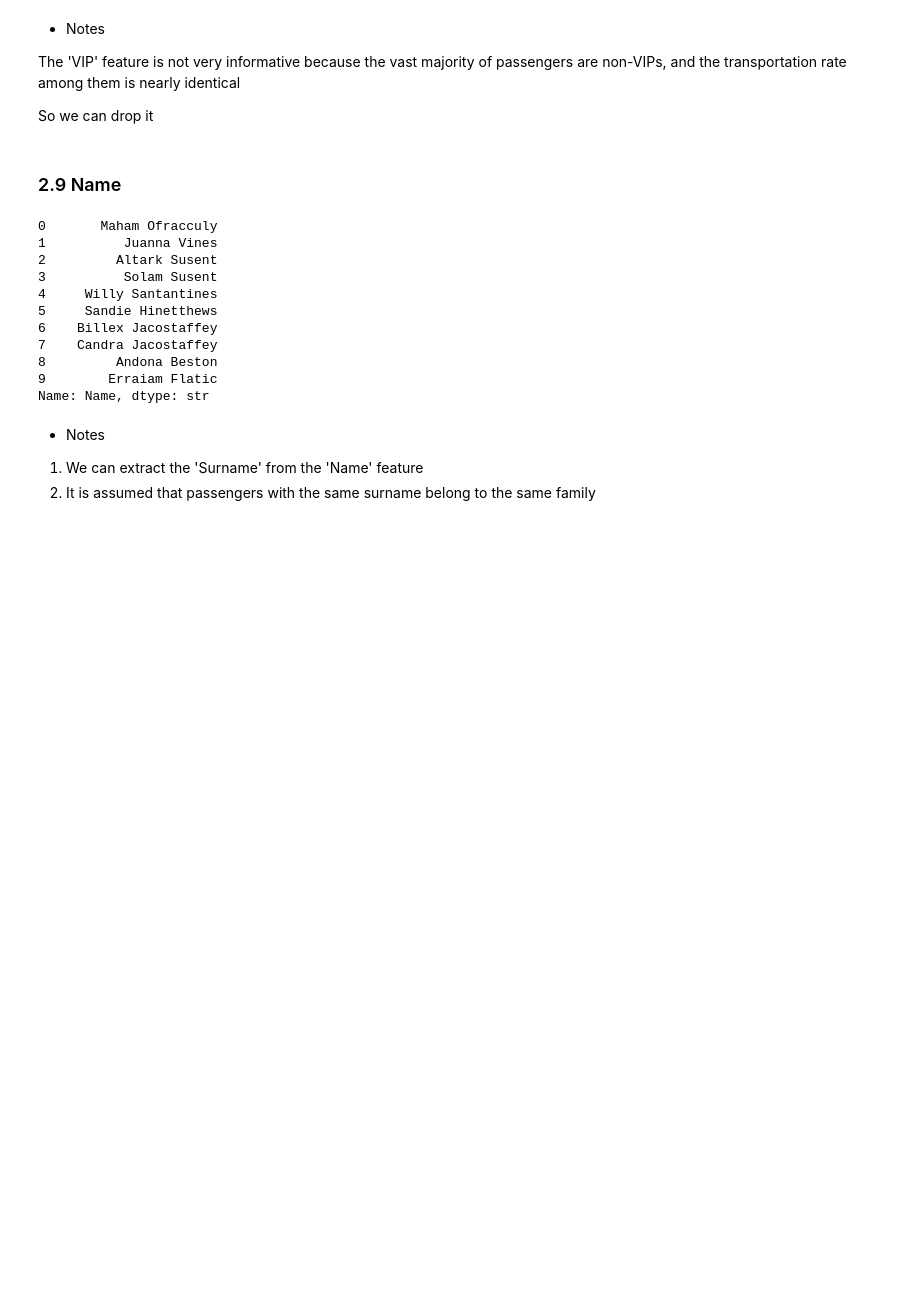
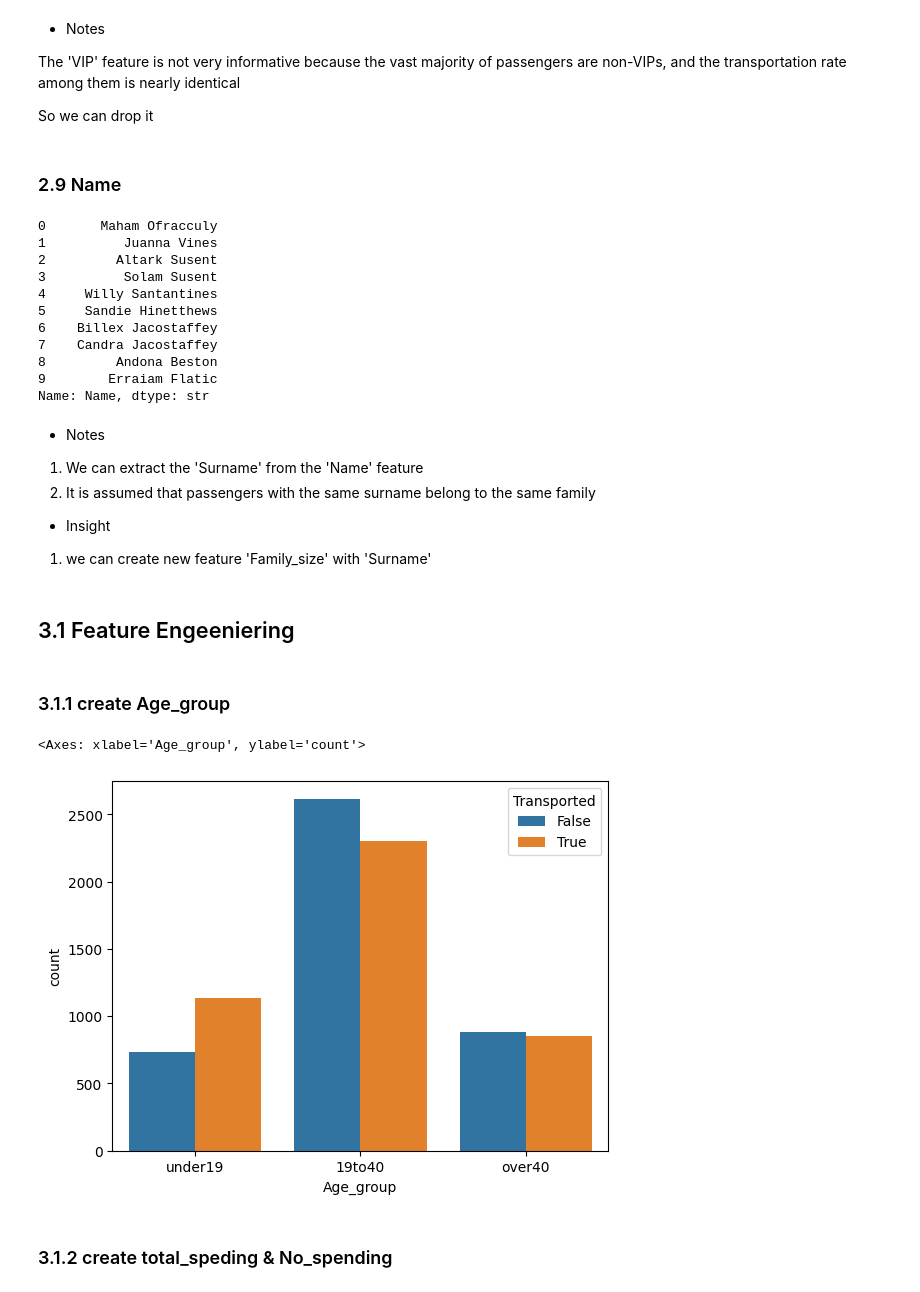
Before and after one commit to bina02/kaggle-Spaceship-titanic, a Jupyter notebook: main.ipynb, the cells around one changed output. Drawn from its saved outputs; the diff is of its cells as text; code cells hidden in the pictures; blank space fills up the shorter version.

Commit message:
Feature engeeniering is completed

```diff
--- a/main.ipynb
+++ b/main.ipynb
@@ -289,3 +290,23 @@ Name: Name, dtype: str
 - Notes
 1. We can extract the 'Surname' from the 'Name' feature
 2. It is assumed that passengers with the same surname belong to the same family
+
+- Insight
+1. we can create new feature 'Family_size' with 'Surname'
+# %% [markdown]
+## 3.1 Feature Engeeniering
+# %% [markdown]
+### 3.1.1 create Age_group
+# %%
+X_cp = X.copy()
+X_cp['Age_group'] = None
+X_cp.loc[X_cp['Age'] < 19, 'Age_group'] = 'under19'
+X_cp.loc[(X_cp['Age'] >= 19) & (X_cp['Age'] <= 40), 'Age_group'] = '19to40'
+X_cp.loc[X_cp['Age'] > 40, 'Age_group'] = "over40"
+# %%
+sns.countplot(x=X_cp['Age_group'], hue=X['Transported'], order=['under19', '19to40', 'over40'])
+# %% [output]
+<Axes: xlabel='Age_group', ylabel='count'>
+[figure, added]
+# %% [markdown]
+### 3.1.2 create total_speding & No_spending
```
Also changed, not shown: parts of 27 cells of this notebook.
